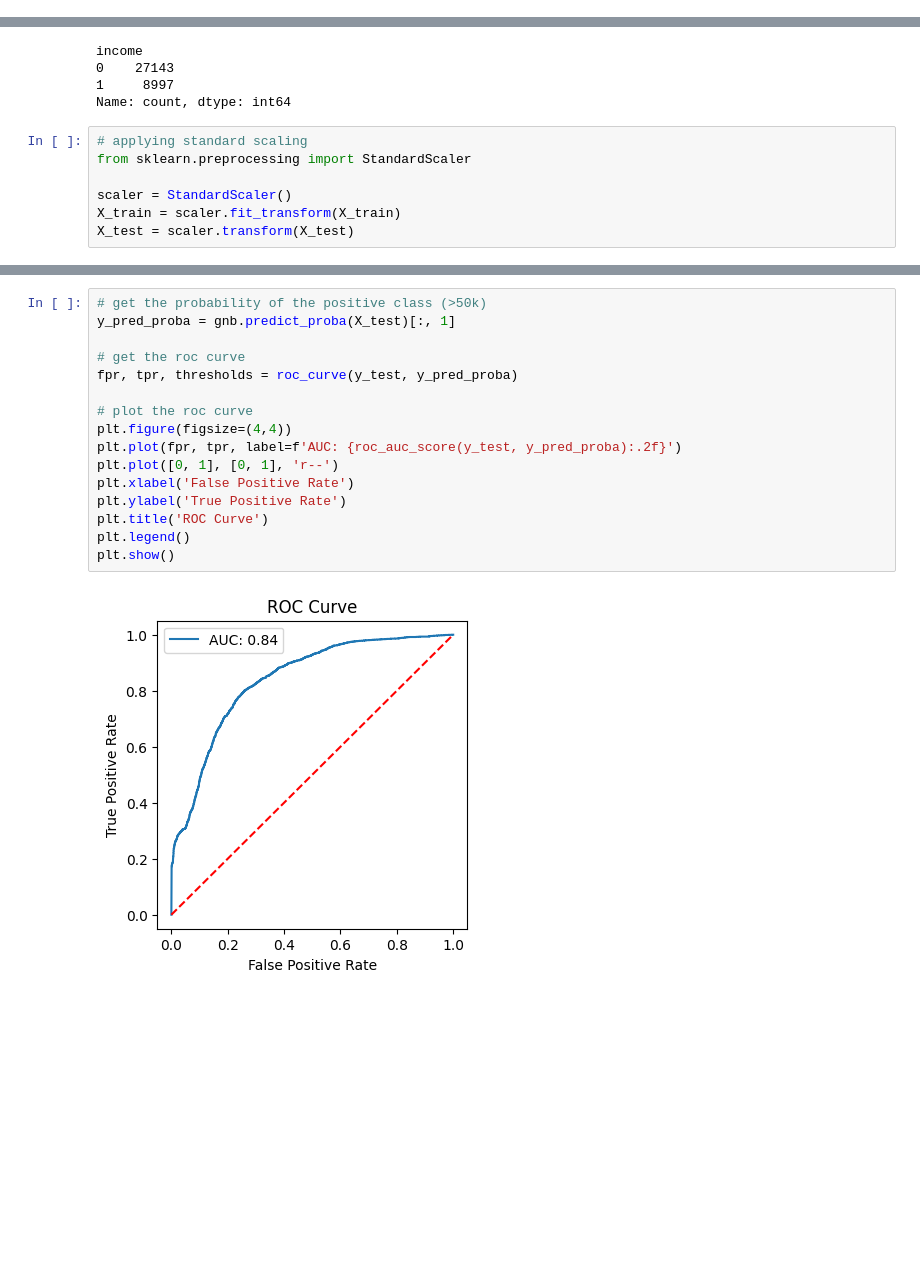
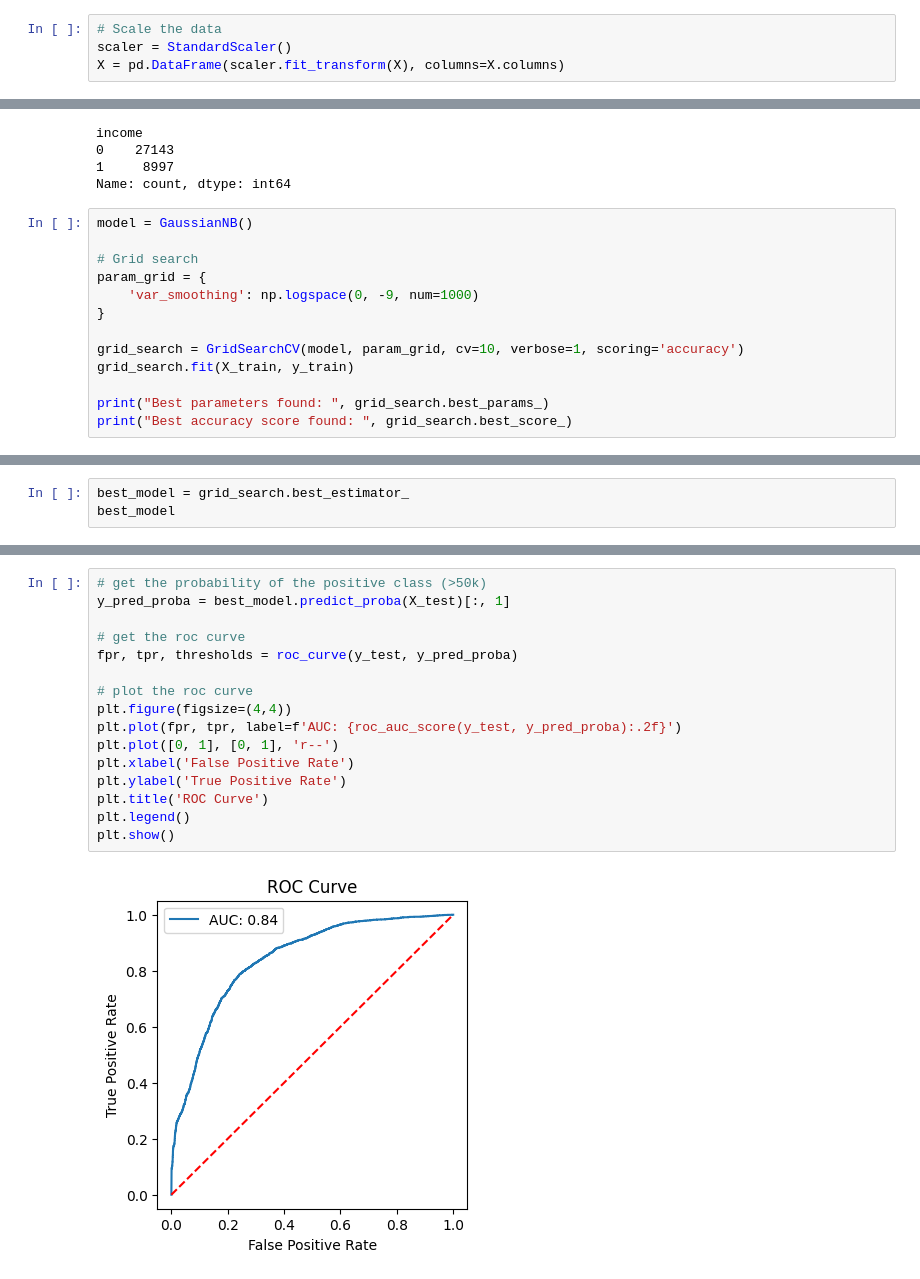
Before and after one commit to SewminaFernando/Income_Class_Prediction_Models, a Jupyter notebook: Notebooks/NaiveBayes.ipynb, the cells around one changed output, grey strips where cells are left out. Saved outputs shown, nothing was run; the diff lists cells and outputs as text; blank space fills up the shorter version.

Commit message:
Hyper Parameter Optimization for Naive Bayes Model.

```diff
--- a/Notebooks/NaiveBayes.ipynb
+++ b/Notebooks/NaiveBayes.ipynb
@@ -67,6 +70,10 @@ plt.ylabel('Count')
 plt.show()
 # %% [output]
 [figure]
+# %%
+# Scale the data
+scaler = StandardScaler()
+X = pd.DataFrame(scaler.fit_transform(X), columns=X.columns)
 # %%
 # Split to train and test
 X_train, X_test, y_train, y_test = train_test_split(X, y, test_size=0.2, random_state=42)
@@ -81,10 +88,16 @@ income
 0    27143
 1     8997
 Name: count, dtype: int64
-# %%
-# applying standard scaling
-from sklearn.preprocessing import StandardScaler
-
-scaler = StandardScaler()
-X_train = scaler.fit_transform(X_train)
-X_test = scaler.transform(X_test)
+# %%
+model = GaussianNB()
+
+# Grid search
+param_grid = {
+    'var_smoothing': np.logspace(0, -9, num=1000)
+}
+
+grid_search = GridSearchCV(model, param_grid, cv=10, verbose=1, scoring='accuracy')
+grid_search.fit(X_train, y_train)
+
+print("Best parameters found: ", grid_search.best_params_)
+print("Best accuracy score found: ", grid_search.best_score_)
@@ -90,0 +108,3 @@ X_test = scaler.transform(X_test)
+# %%
+best_model = grid_search.best_estimator_
+best_model
@@ -139,18 +145,18 @@ plt.show()
 # %%
 # get the probability of the positive class (>50k)
-y_pred_proba = gnb.predict_proba(X_test)[:, 1]
+y_pred_proba = best_model.predict_proba(X_test)[:, 1]
 
 # get the roc curve
 fpr, tpr, thresholds = roc_curve(y_test, y_pred_proba)
 
 # plot the roc curve
 plt.figure(figsize=(4,4))
 plt.plot(fpr, tpr, label=f'AUC: {roc_auc_score(y_test, y_pred_proba):.2f}')
 plt.plot([0, 1], [0, 1], 'r--')
 plt.xlabel('False Positive Rate')
 plt.ylabel('True Positive Rate')
 plt.title('ROC Curve')
 plt.legend()
 plt.show()
 # %% [output]
-[figure, old version]
+[figure, new version]
```
Also changed, not shown: parts of 5 cells of this notebook.
